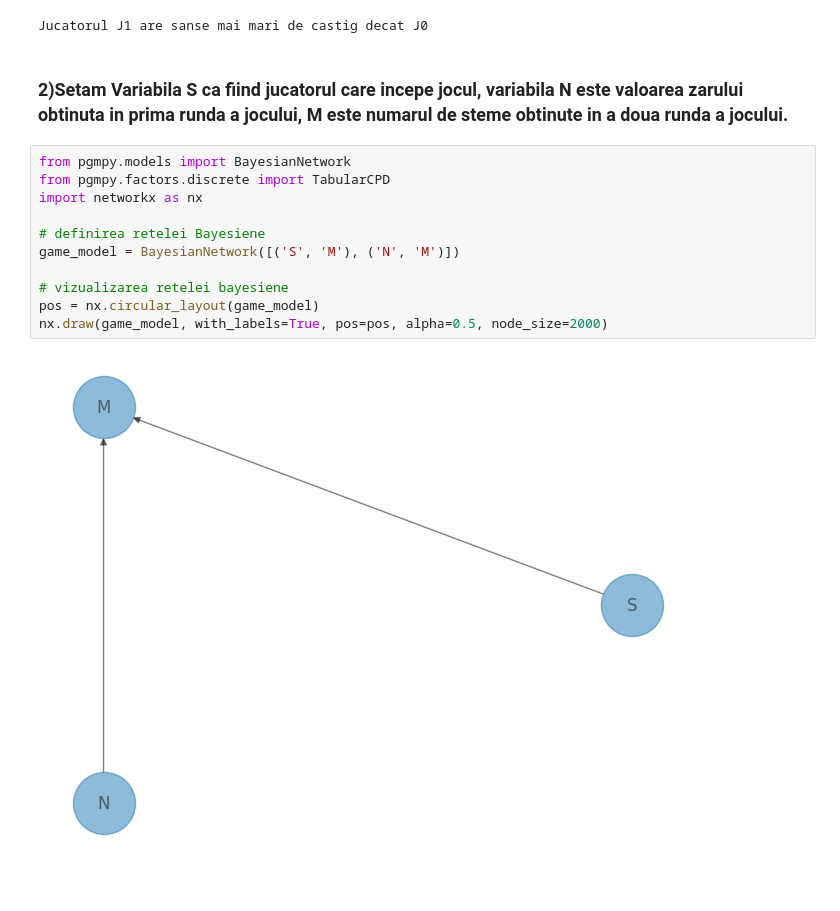
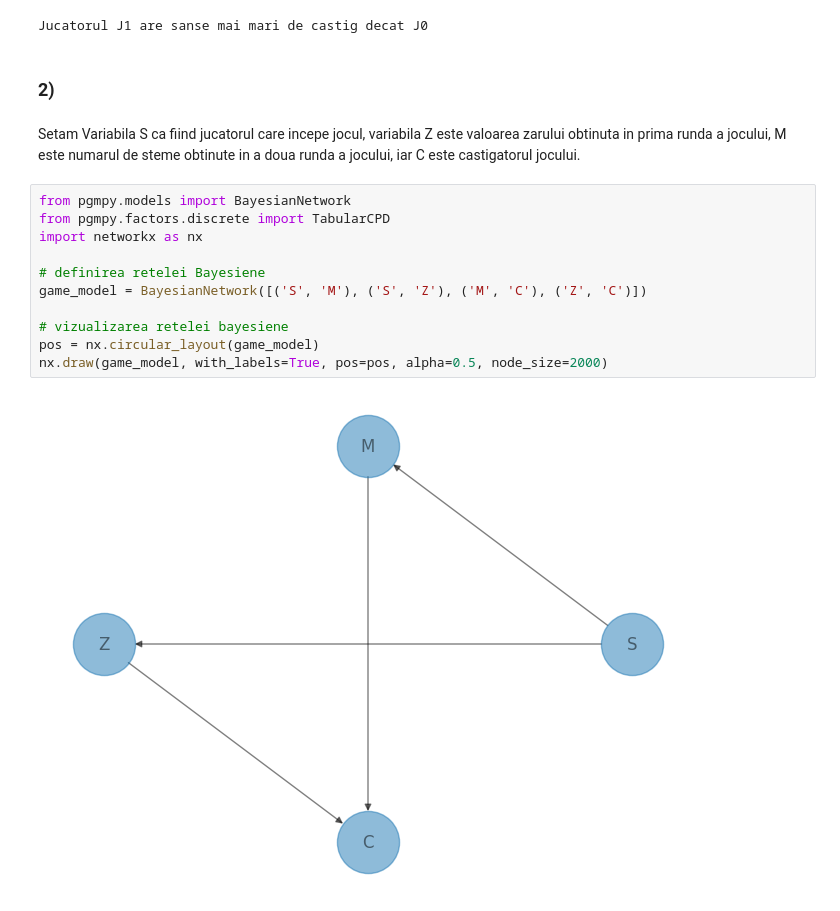
Before and after one commit to roxanaradu20/PMP-2024, a Jupyter notebook: Lab3/lab3_homework.ipynb, the cells around one changed output. Saved outputs shown, nothing was run; the diff lists cells and outputs as text; blank space fills up the shorter version.

```diff
--- a/Lab3/lab3_homework.ipynb
+++ b/Lab3/lab3_homework.ipynb
@@ -200,20 +206,22 @@ else:
 # %% [output]
 Jucatorul J1 are sanse mai mari de castig decat J0
 # %% [markdown]
-### 2)Setam Variabila S ca fiind jucatorul care incepe jocul, variabila N este valoarea zarului obtinuta in prima runda a jocului, M este numarul de steme obtinute in a doua runda a jocului.
+### 2)
+# %% [markdown]
+Setam Variabila S ca fiind jucatorul care incepe jocul, variabila Z este valoarea zarului obtinuta in prima runda a jocului, M este numarul de steme obtinute in a doua runda a jocului, iar C este castigatorul jocului.
 # %%
 from pgmpy.models import BayesianNetwork
 from pgmpy.factors.discrete import TabularCPD
 import networkx as nx
 
 # definirea retelei Bayesiene
-game_model = BayesianNetwork([('S', 'M'), ('N', 'M')])
+game_model = BayesianNetwork([('S', 'M'), ('S', 'Z'), ('M', 'C'), ('Z', 'C')])
 
 # vizualizarea retelei bayesiene
 pos = nx.circular_layout(game_model)
 nx.draw(game_model, with_labels=True, pos=pos, alpha=0.5, node_size=2000)
 # %% [output]
-[figure, old version]
+[figure, new version]
 # %%
 # Definirea variabilelor radacine S so N
 CPD_S = TabularCPD(variable='S', variable_card=2,
```
Also changed, not shown: parts of 5 cells of this notebook.
